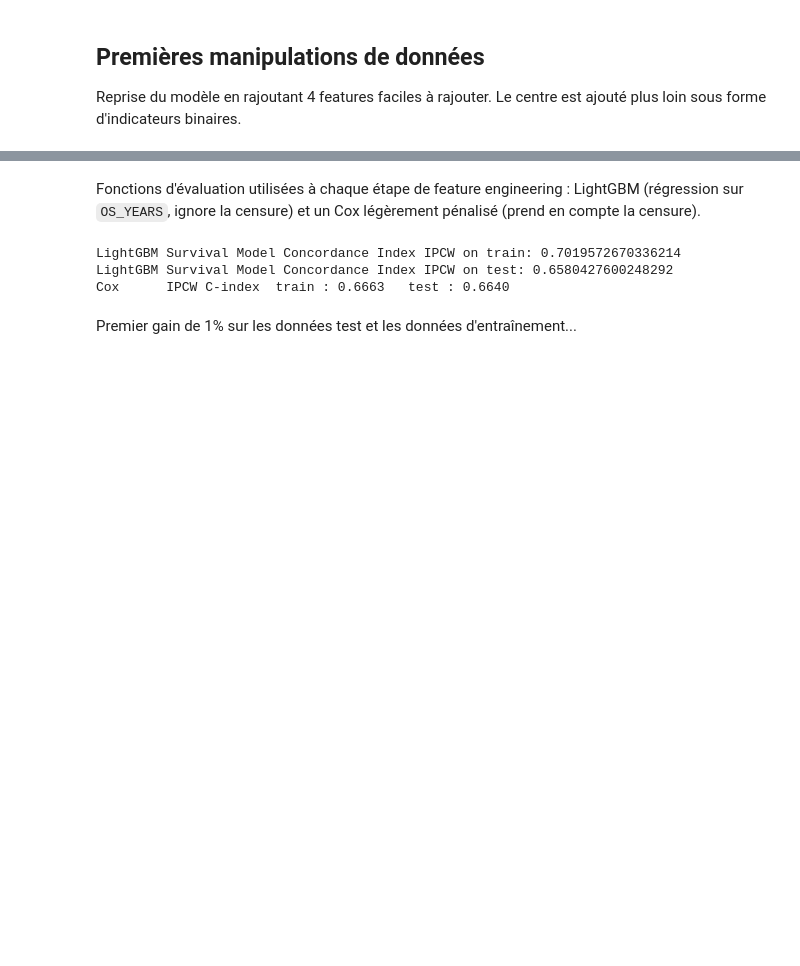
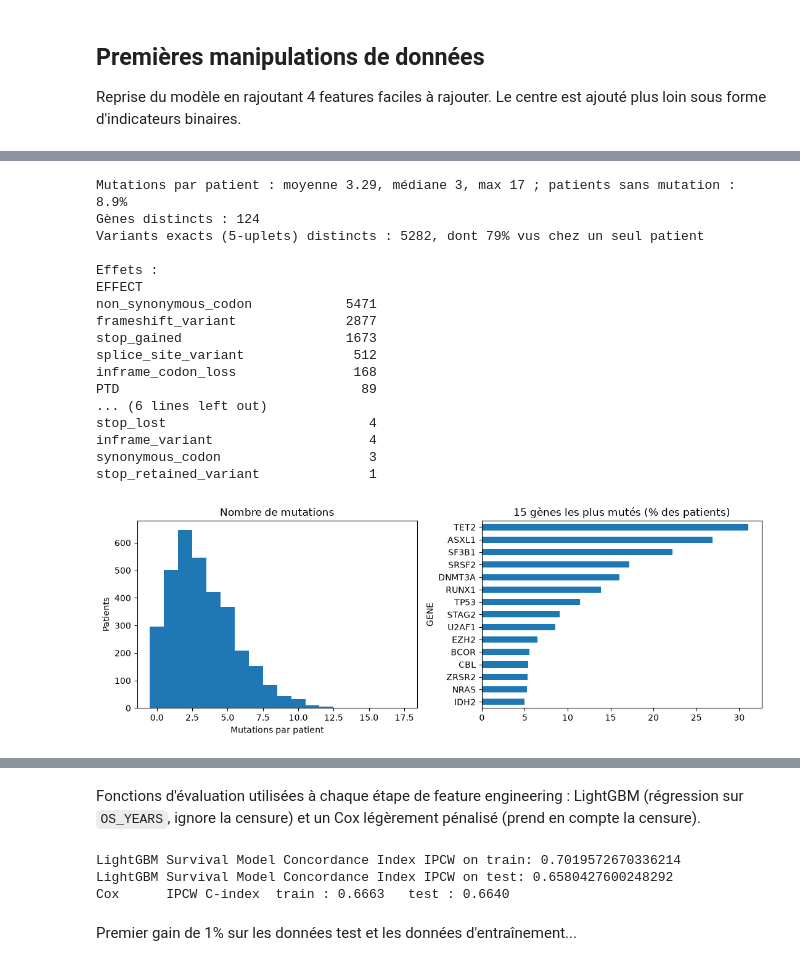
Before and after one commit to corentin-lpsc/Data-challenge-2026, a Jupyter notebook: Notebook.ipynb, the cells around one changed output, grey strips where cells are left out. Drawn from its saved outputs; the diff is of its cells as text; code cells hidden in the pictures; blank space fills up the shorter version.

Commit message:
section analyse des données

```diff
--- a/Notebook.ipynb
+++ b/Notebook.ipynb
@@ -89,0 +201,40 @@ array([( True, 1.11506849), (False, 4.92876712), (False, 2.04383562),
+# %%
+# Données moléculaires
+mut_per_patient = maf_df.groupby("ID").size().reindex(df["ID"], fill_value=0)
+print(f"Mutations par patient : moyenne {mut_per_patient.mean():.2f}, médiane {mut_per_patient.median():.0f}, "
+      f"max {mut_per_patient.max()} ; patients sans mutation : {(mut_per_patient == 0).mean():.1%}")
+print(f"Gènes distincts : {maf_df['GENE'].nunique()}")
+
+variants = (maf_df.dropna(subset=["CHR", "START", "END", "REF", "ALT"])
+            .drop_duplicates(["ID", "CHR", "START", "END", "REF", "ALT"])
+            .groupby(["CHR", "START", "END", "REF", "ALT"]).size())
+print(f"Variants exacts (5-uplets) distincts : {len(variants)}, dont {(variants == 1).mean():.0%} vus chez un seul patient")
+print("\nEffets :")
+print(maf_df["EFFECT"].value_counts().to_string())
+
+gene_freq = maf_df.drop_duplicates(["ID", "GENE"])["GENE"].value_counts().head(15) / len(df) * 100
+fig, ax = plt.subplots(1, 2, figsize=(11, 4))
+ax[0].hist(mut_per_patient, bins=np.arange(0, 19) - 0.5)
+ax[0].set(xlabel="Mutations par patient", ylabel="Patients", title="Nombre de mutations")
+gene_freq[::-1].plot.barh(ax=ax[1], title="15 gènes les plus mutés (% des patients)")
+plt.tight_layout()
+plt.show()
+# %% [output]
+Mutations par patient : moyenne 3.29, médiane 3, max 17 ; patients sans mutation : 8.9%
+Gènes distincts : 124
+Variants exacts (5-uplets) distincts : 5282, dont 79% vus chez un seul patient
+
+Effets :
+EFFECT
+non_synonymous_codon            5471
+frameshift_variant              2877
+stop_gained                     1673
+splice_site_variant              512
+inframe_codon_loss               168
+PTD                               89
+... (6 lines left out)
+stop_lost                          4
+inframe_variant                    4
+synonymous_codon                   3
+stop_retained_variant              1
+[figure, added]
```
Also changed, not shown: parts of 14 cells of this notebook.
